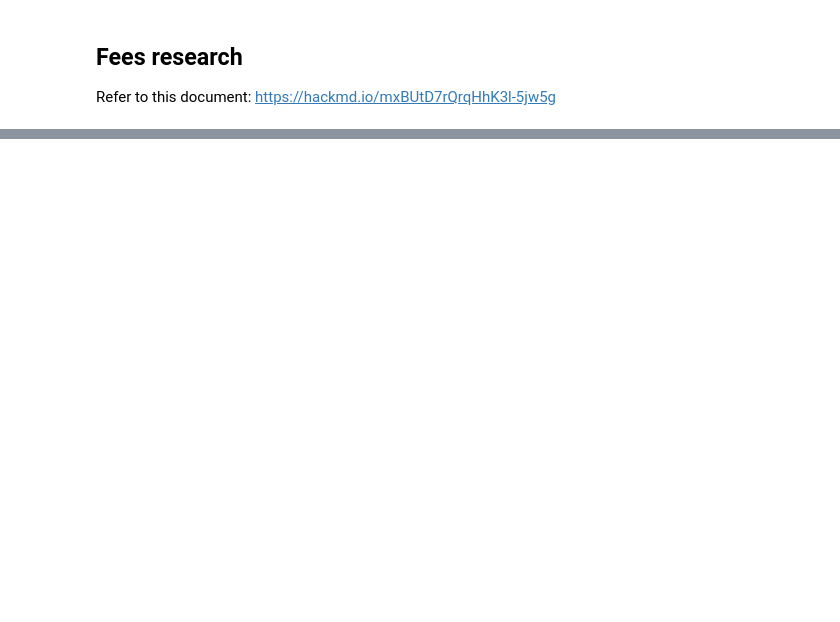
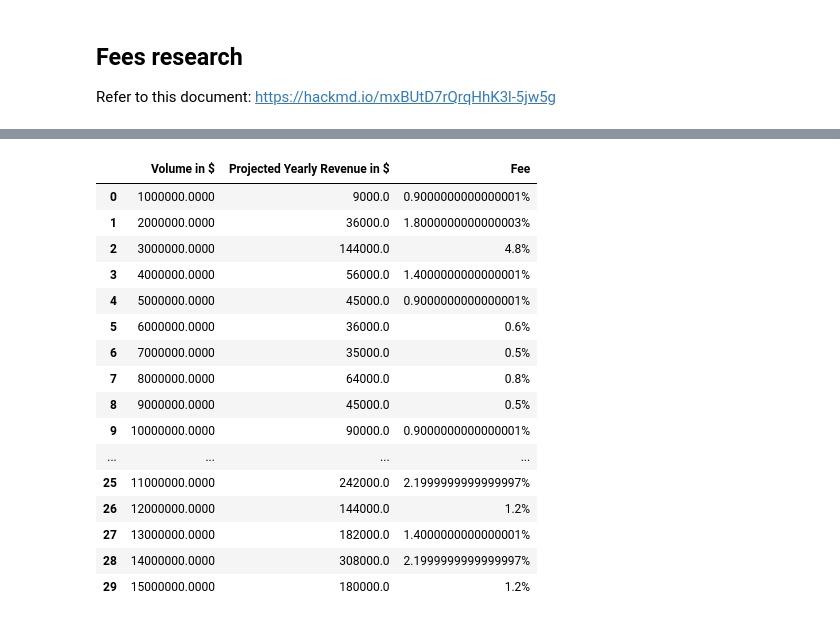
Before and after one commit to Badger-Finance/badger-influence-analytics, a Jupyter notebook: notebooks/ebtc_research/fees_research.ipynb, the cells around one changed output, grey strips where cells are left out. Saved outputs shown, nothing was run; the diff lists cells and outputs as text; code cells hidden in the pictures; blank space fills up the shorter version.

```diff
--- a/notebooks/ebtc_research/fees_research.ipynb
+++ b/notebooks/ebtc_research/fees_research.ipynb
@@ -37,0 +48,21 @@ display(dataframe)
+# %%
+dataframe = pd.DataFrame(data=[*random_fee_revenues, *random_fee_revenues_double], columns=TABLE_HEADERS)
+display(dataframe)
+# %% [output]
+|  | Volume in $ | Projected Yearly Revenue in $ | Fee |
+| 0 | 1000000.0000 | 9000.0 | 0.9000000000000001% |
+| 1 | 2000000.0000 | 36000.0 | 1.8000000000000003% |
+| 2 | 3000000.0000 | 144000.0 | 4.8% |
+| 3 | 4000000.0000 | 56000.0 | 1.4000000000000001% |
+| 4 | 5000000.0000 | 45000.0 | 0.9000000000000001% |
+| 5 | 6000000.0000 | 36000.0 | 0.6% |
+| 6 | 7000000.0000 | 35000.0 | 0.5% |
+| 7 | 8000000.0000 | 64000.0 | 0.8% |
+| 8 | 9000000.0000 | 45000.0 | 0.5% |
+| 9 | 10000000.0000 | 90000.0 | 0.9000000000000001% |
+| ... | ... | ... | ... |
+| 25 | 11000000.0000 | 242000.0 | 2.1999999999999997% |
+| 26 | 12000000.0000 | 144000.0 | 1.2% |
+| 27 | 13000000.0000 | 182000.0 | 1.4000000000000001% |
+| 28 | 14000000.0000 | 308000.0 | 2.1999999999999997% |
+| 29 | 15000000.0000 | 180000.0 | 1.2% |
```
Also changed, not shown: parts of 7 cells of this notebook, 1 other file.
